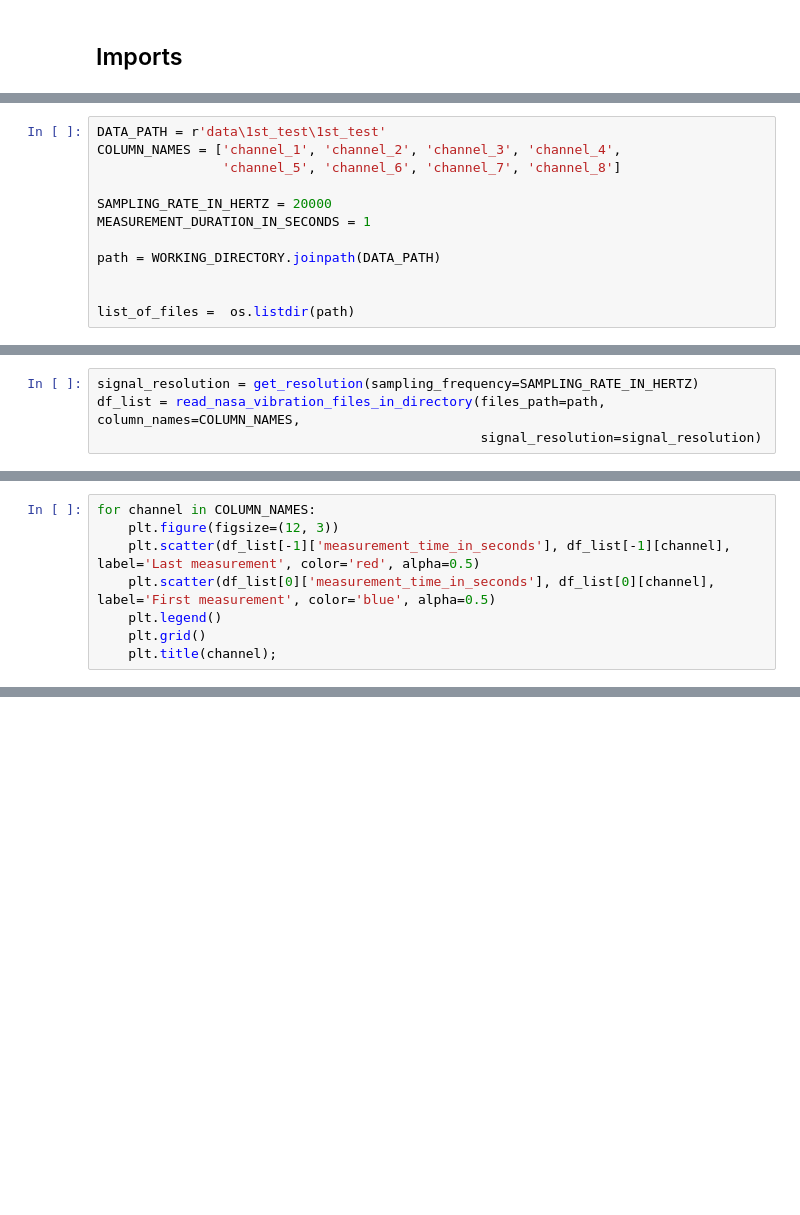
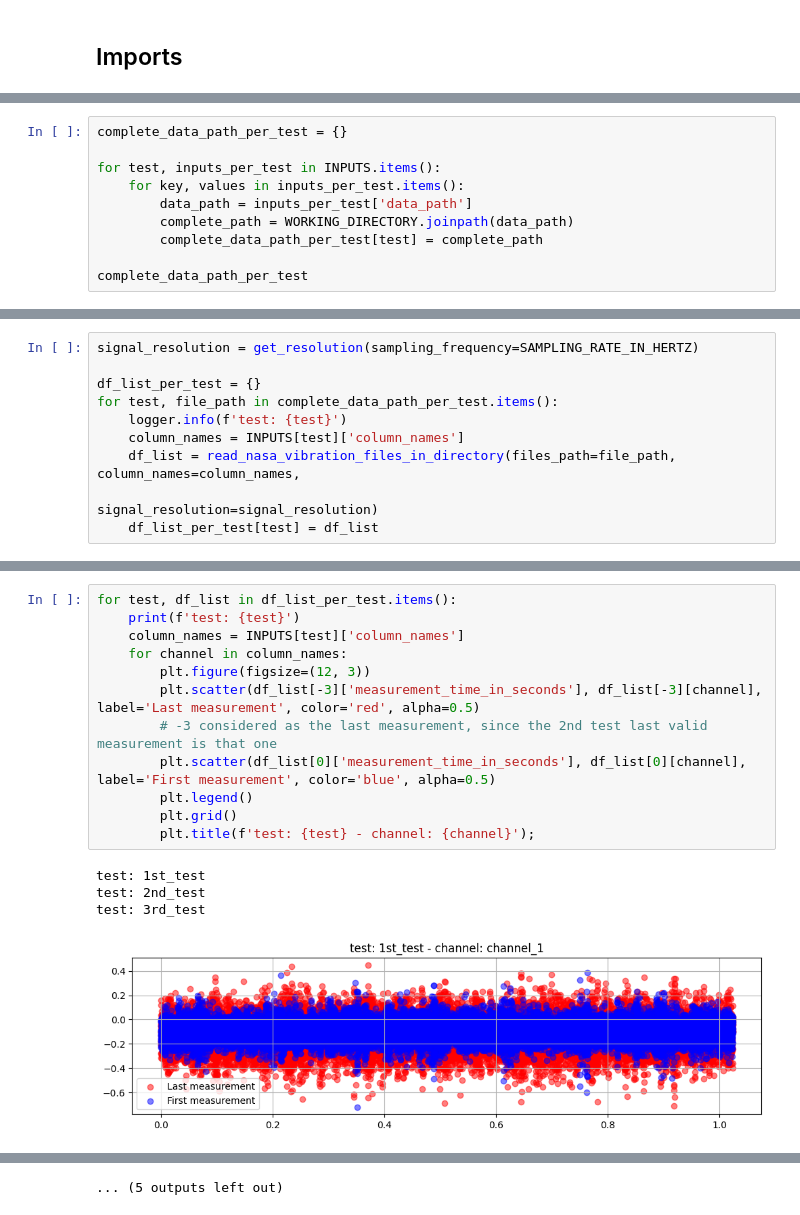
Before and after one commit to idloea/nasa-bearings, a Jupyter notebook: notebooks/time_series_analysis.ipynb, the cells around one changed output, grey strips where cells are left out. Drawn from its saved outputs; the diff is of its cells as text; blank space fills up the shorter version.

```diff
--- a/notebooks/time_series_analysis.ipynb
+++ b/notebooks/time_series_analysis.ipynb
@@ -26,13 +47,11 @@ import numpy as np
 # %%
-DATA_PATH = r'data\1st_test\1st_test'
-COLUMN_NAMES = ['channel_1', 'channel_2', 'channel_3', 'channel_4',
-                'channel_5', 'channel_6', 'channel_7', 'channel_8']
+complete_data_path_per_test = {}
 
-SAMPLING_RATE_IN_HERTZ = 20000
-MEASUREMENT_DURATION_IN_SECONDS = 1
+for test, inputs_per_test in INPUTS.items():
+    for key, values in inputs_per_test.items():
+        data_path = inputs_per_test['data_path']
+        complete_path = WORKING_DIRECTORY.joinpath(data_path)
+        complete_data_path_per_test[test] = complete_path
 
-path = WORKING_DIRECTORY.joinpath(DATA_PATH)
-
-
-list_of_files =  os.listdir(path)
+complete_data_path_per_test
 # %% [output]
@@ -40,4 +61,10 @@ FileNotFoundError: [WinError 3] The system cannot find the path specified: 'C:\\
 # %%
 signal_resolution = get_resolution(sampling_frequency=SAMPLING_RATE_IN_HERTZ)
-df_list = read_nasa_vibration_files_in_directory(files_path=path, column_names=COLUMN_NAMES,
-                                                 signal_resolution=signal_resolution)
+
+df_list_per_test = {}
+for test, file_path in complete_data_path_per_test.items():
+    logger.info(f'test: {test}')
+    column_names = INPUTS[test]['column_names']
+    df_list = read_nasa_vibration_files_in_directory(files_path=file_path, column_names=column_names,
+                                                     signal_resolution=signal_resolution)
+    df_list_per_test[test] = df_list
@@ -47,8 +79,17 @@ print(f'number_of_measurements: {number_of_measurements}')
 # %%
-for channel in COLUMN_NAMES:
-    plt.figure(figsize=(12, 3))
-    plt.scatter(df_list[-1]['measurement_time_in_seconds'], df_list[-1][channel], label='Last measurement', color='red', alpha=0.5)
-    plt.scatter(df_list[0]['measurement_time_in_seconds'], df_list[0][channel], label='First measurement', color='blue', alpha=0.5)
-    plt.legend()
-    plt.grid()
-    plt.title(channel);
+for test, df_list in df_list_per_test.items():
+    print(f'test: {test}')
+    column_names = INPUTS[test]['column_names']
+    for channel in column_names:
+        plt.figure(figsize=(12, 3))
+        plt.scatter(df_list[-3]['measurement_time_in_seconds'], df_list[-3][channel], label='Last measurement', color='red', alpha=0.5)
+        # -3 considered as the last measurement, since the 2nd test last valid measurement is that one
+        plt.scatter(df_list[0]['measurement_time_in_seconds'], df_list[0][channel], label='First measurement', color='blue', alpha=0.5)
+        plt.legend()
+        plt.grid()
+        plt.title(f'test: {test} - channel: {channel}');
+# %% [output]
+test: 1st_test
+test: 2nd_test
+test: 3rd_test
+[figure, added]
@@ -54,0 +106 @@ for channel in COLUMN_NAMES:
+... (5 outputs left out)
```
Also changed, not shown: parts of 20 cells of this notebook.
